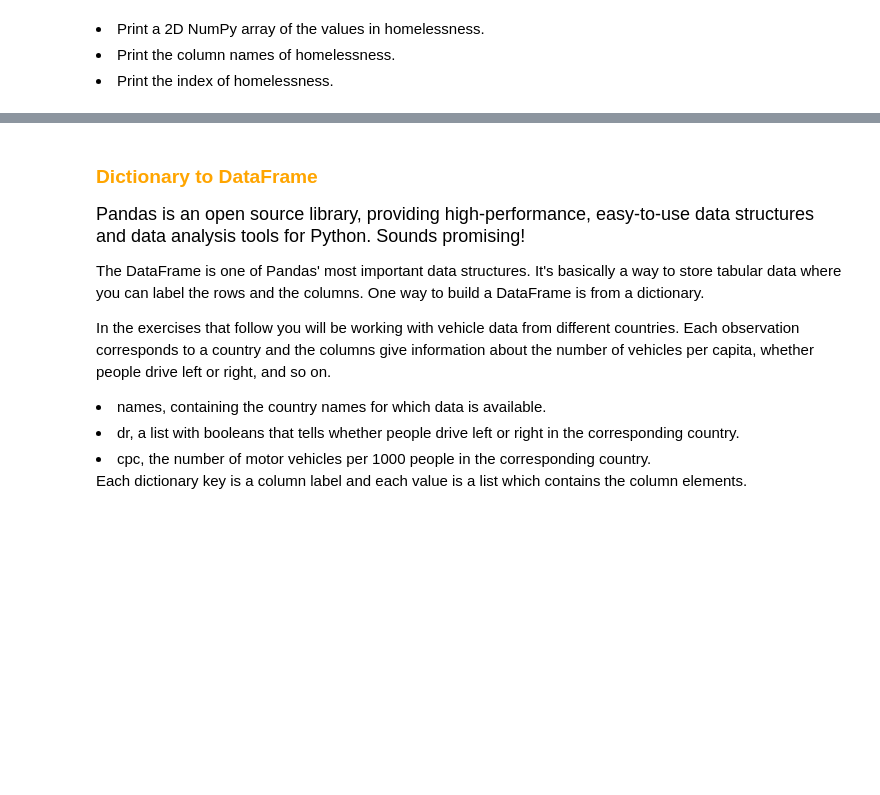
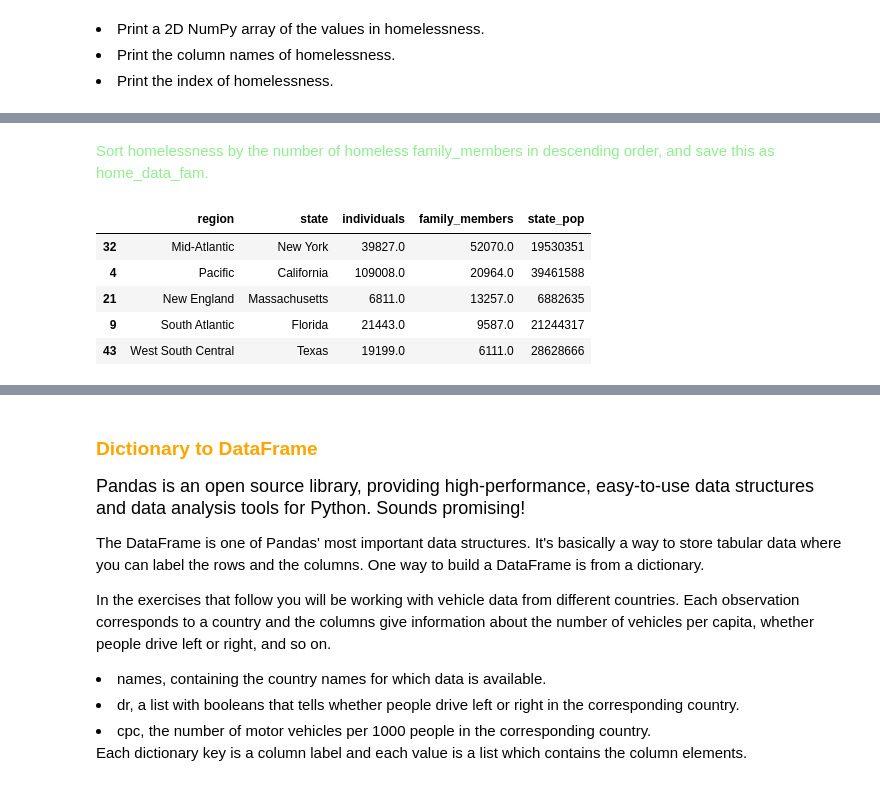
Before and after one commit to Navidullah/Data-Science, a Jupyter notebook: pandas.ipynb, the cells around one changed output, grey strips where cells are left out. Drawn from its saved outputs; the diff is of its cells as text; code cells hidden in the pictures; blank space fills up the shorter version.

```diff
--- a/pandas.ipynb
+++ b/pandas.ipynb
@@ -98,0 +121,15 @@ RangeIndex(start=0, stop=51, step=1)
+# %% [markdown]
+<span style="color:lightgreen;">Sort homelessness by the number of homeless family_members in descending order, and save this as home_data_fam.</span>
+# %%
+# Sort homelessness by individuals
+home_data_fam = home_data.sort_values('family_members', ascending=False)
+
+# Print the top few rows
+home_data_fam.head()
+# %% [output]
+|  | region | state | individuals | family_members | state_pop |
+| 32 | Mid-Atlantic | New York | 39827.0 | 52070.0 | 19530351 |
+| 4 | Pacific | California | 109008.0 | 20964.0 | 39461588 |
+| 21 | New England | Massachusetts | 6811.0 | 13257.0 | 6882635 |
+| 9 | South Atlantic | Florida | 21443.0 | 9587.0 | 21244317 |
+| 43 | West South Central | Texas | 19199.0 | 6111.0 | 28628666 |
```
Also changed, not shown: parts of 22 cells of this notebook, 2 other files.
